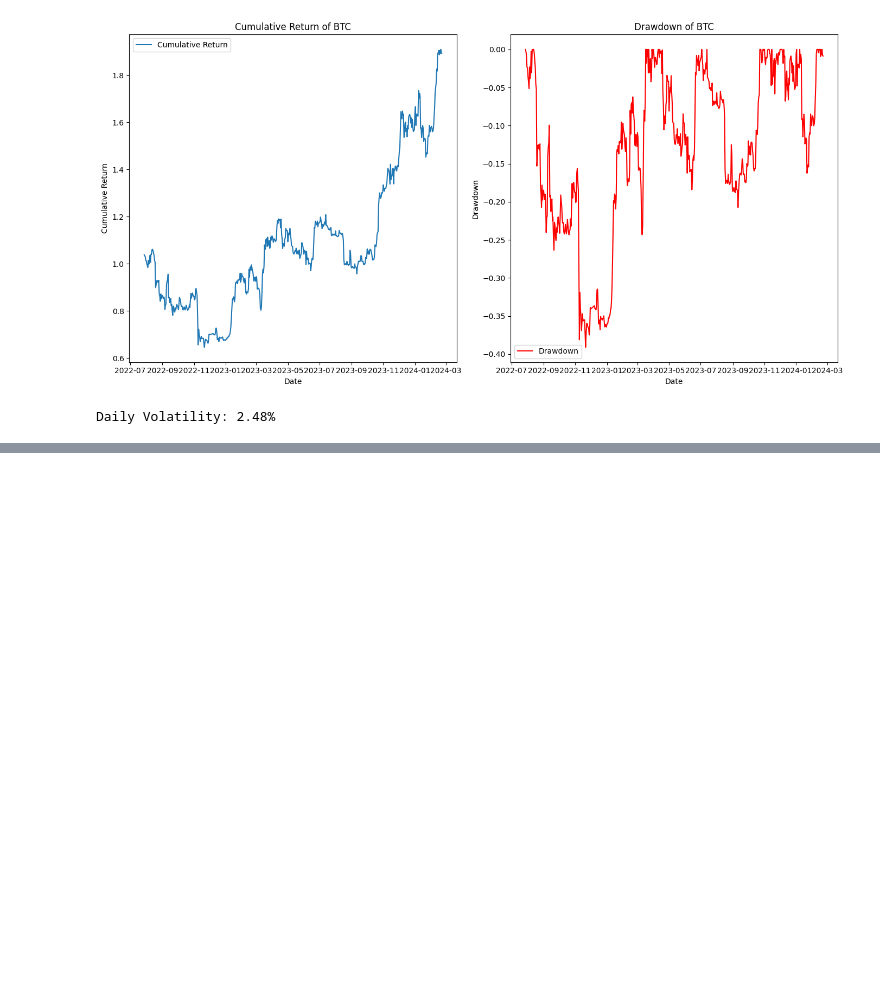
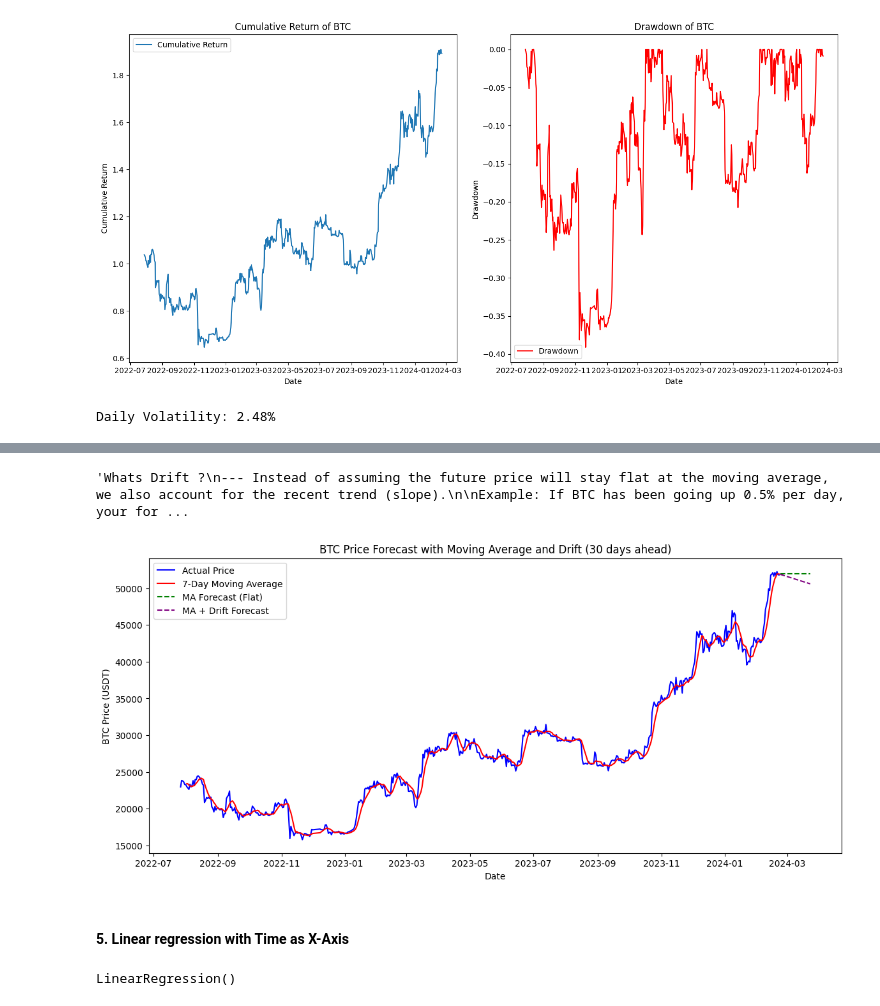
Before and after one commit to harshit4311/BTC-Forecasting-Methods, a Jupyter notebook: code/calculating_metrics.ipynb, the cells around one changed output, grey strips where cells are left out. Saved outputs shown, nothing was run; the diff lists cells and outputs as text; code cells hidden in the pictures; blank space fills up the shorter version.

```diff
--- a/code/calculating_metrics.ipynb
+++ b/code/calculating_metrics.ipynb
@@ -162,0 +288,30 @@ Daily Volatility: 2.48%
+# %%
+"""Whats Drift ?
+--- Instead of assuming the future price will stay flat at the moving average, we also account for the recent trend (slope).
+
+Example: If BTC has been going up 0.5% per day, your forecast should continue rising by +0.5% daily.
+"""
+# %% [output]
+'Whats Drift ?\n--- Instead of assuming the future price will stay flat at the moving average, we also account for the recent trend (slope).\n\nExample: If BTC has been going up 0.5% per day, your for ...
+# %%
+# Calculate the daily drift (simple way)
+recent_days = 7  # look back 7 days
+drift = (df["Close"].iloc[-1] - df["Close"].iloc[-recent_days]) / recent_days
+# %%
+# Now forecast with both MA and drift
+future_preds_drift = future_preds_ma + np.arange(1, 31) * drift
+# %%
+plt.figure(figsize=(14,6))
+plt.plot(df['Date'], df["Close"], label="Actual Price", color='blue')
+plt.plot(df['Date'], df["MA7"], label="7-Day Moving Average", color='red')
+plt.plot(future_dates, future_preds_ma, label="MA Forecast (Flat)", color='green', linestyle='--')
+plt.plot(future_dates, future_preds_drift, label="MA + Drift Forecast", color='purple', linestyle='--')
+plt.legend()
+plt.title("BTC Price Forecast with Moving Average and Drift (30 days ahead)")
+plt.xlabel("Date")
+plt.ylabel("BTC Price (USDT)")
+plt.show()
+# %% [output]
+[figure, added]
+# %% [markdown]
+#### 5. Linear regression with Time as X-Axis
@@ -162,0 +327,7 @@ Daily Volatility: 2.48%
+# %%
+from sklearn.linear_model import LinearRegression
+model = LinearRegression()
+
+model.fit(X, y)
+# %% [output]
+LinearRegression()
```
Also changed, not shown: parts of 29 cells of this notebook.
